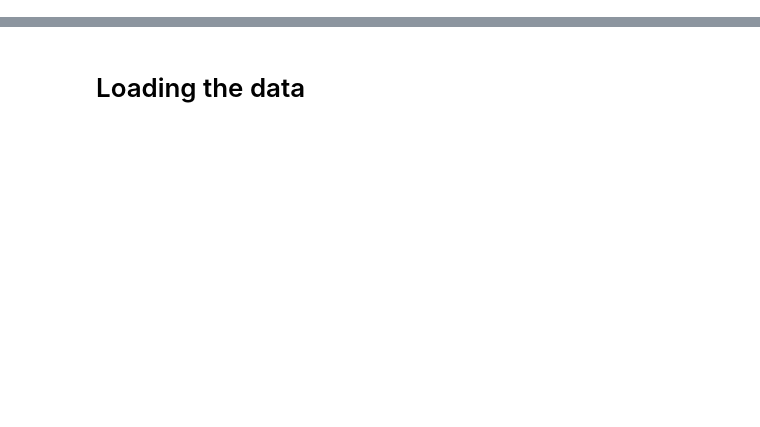
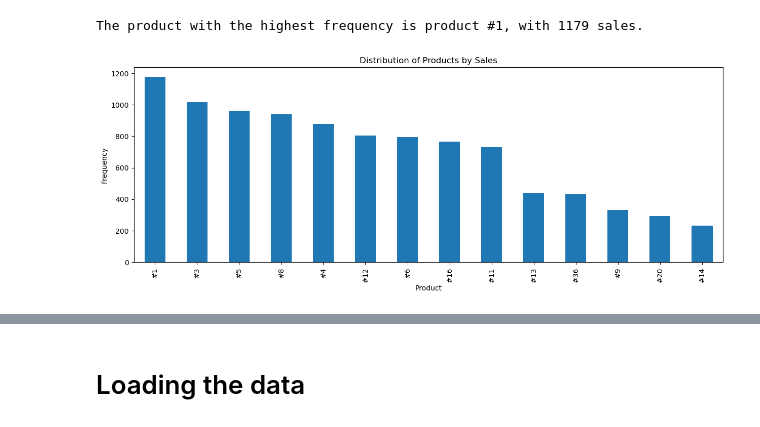
Before and after one commit to RubenCMarques/Case-2--Siemens-Sales-Forecast, a Jupyter notebook: Notebooks/Diogo_workspace.ipynb, the cells around one changed output, grey strips where cells are left out. Cells and saved outputs as stored; diff of their text form; code cells hidden in the pictures; blank space fills up the shorter version.

Commit message:
Business & data understanding

```diff
--- a/Notebooks/Diogo_workspace.ipynb
+++ b/Notebooks/Diogo_workspace.ipynb
@@ -12,0 +84,9 @@ pd.set_option('display.max_colwidth', None)
+# %%
+# Then try converting with 'to_numeric'.
+# 'errors="coerce"' will replace anything unparseable with NaN
+sales_data['Sales_EUR'] = (
+    sales_data['Sales_EUR']
+    .replace(',','.', regex=True)        # if commas are being used as decimals
+    .replace(r'[^0-9\.\-]', '', regex=True)  # remove any characters that aren’t digits, dot, or minus
+    .pipe(pd.to_numeric, errors='coerce')
+)
@@ -12,0 +99,3 @@ pd.set_option('display.max_colwidth', None)
+# %%
+# Convert the DATE column to datetime
+sales_data['DATE'] = pd.to_datetime(sales_data['DATE'], format='%d.%m.%Y')
@@ -12,0 +152,14 @@ pd.set_option('display.max_colwidth', None)
+# %%
+print(f'The product with the highest frequency is product {sales_data["Mapped_GCK"].value_counts().idxmax()}, with {sales_data["Mapped_GCK"].value_counts().max()} sales.')
+# %% [output]
+The product with the highest frequency is product #1, with 1179 sales.
+# %%
+# plot the distribution of the products by sales
+plt.figure(figsize=(15, 5))
+sales_data['Mapped_GCK'].value_counts().plot(kind='bar')
+plt.xlabel('Product')
+plt.ylabel('Frequency')
+plt.title('Distribution of Products by Sales')
+plt.show()
+# %% [output]
+[figure, added]
```
Also changed, not shown: parts of 32 cells of this notebook.
